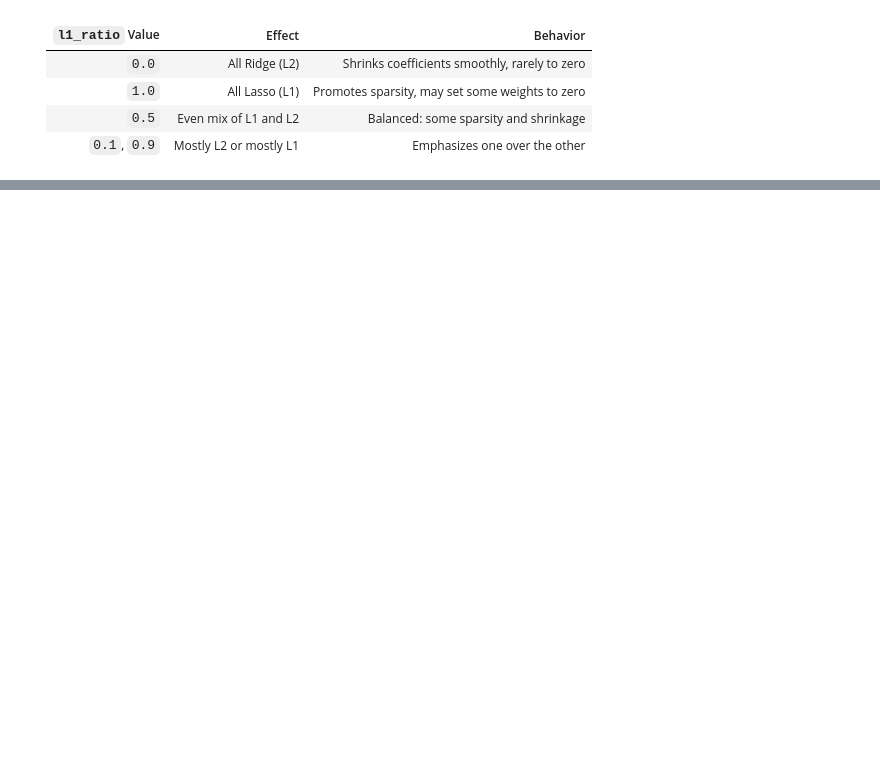
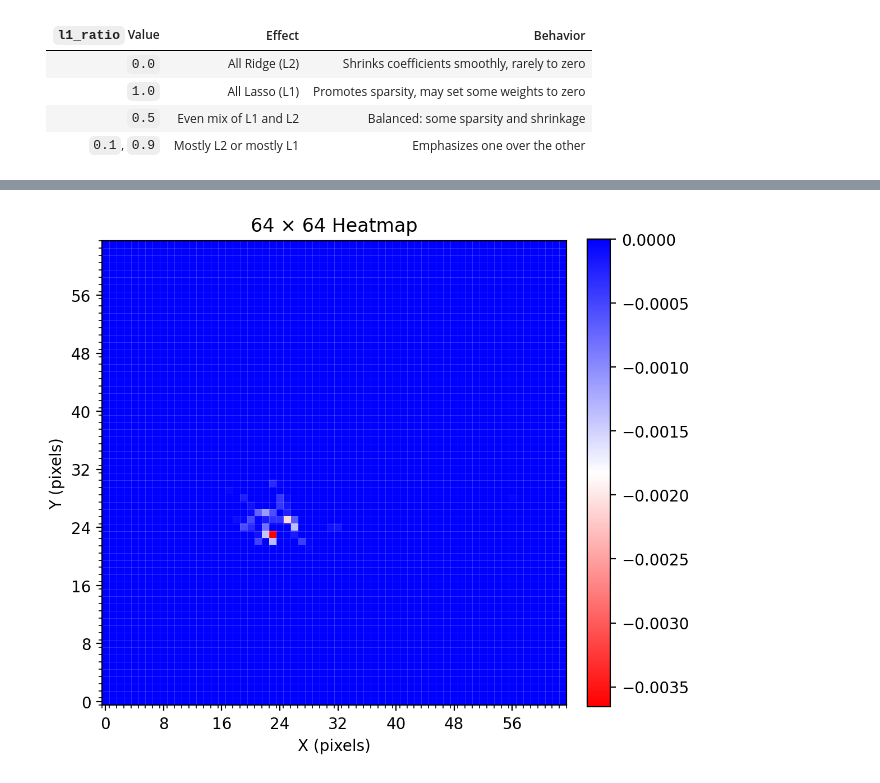
Before and after one commit to rvodila/SlavsForSight, a Jupyter notebook: code/lfp_img_merge/receptive fields/rf_GLM.ipynb, the cells around one changed output, grey strips where cells are left out. Cells and saved outputs as stored; diff of their text form; code cells hidden in the pictures; blank space fills up the shorter version.

```diff
--- a/code/lfp_img_merge/receptive fields/rf_GLM.ipynb
+++ b/code/lfp_img_merge/receptive fields/rf_GLM.ipynb
@@ -524,0 +754,48 @@ plot_rf_grid(
+# %%
+import numpy as np
+import matplotlib.pyplot as plt
+from matplotlib.gridspec import GridSpec
+
+# Example input: shape (1, 64, 64)
+
+heatmap = np.squeeze(rf_per_array[1,:,:])  # -> (64, 64)
+
+fig = plt.figure(figsize=(6, 6), dpi=200)
+gs = GridSpec(1, 1, figure=fig)
+
+ax = fig.add_subplot(gs[0, 0])
+
+im = ax.imshow(
+    heatmap,
+    origin='lower',
+    cmap='bwr_r',
+    interpolation='nearest',
+)
+
+# Force square pixels
+ax.set_aspect('equal')
+
+# Axis ticks: 0–63
+ticks = np.arange(0, 64, 8)  # change step if you want denser ticks
+ax.set_xticks(ticks)
+ax.set_yticks(ticks)
+
+ax.set_xlim(-0.5, 63.5)
+ax.set_ylim(-0.5, 63.5)
+
+ax.set_xlabel("X (pixels)")
+ax.set_ylabel("Y (pixels)")
+ax.set_title("64 × 64 Heatmap")
+
+# Optional grid overlay (pixel grid)
+ax.set_xticks(np.arange(-0.5, 64, 1), minor=True)
+ax.set_yticks(np.arange(-0.5, 64, 1), minor=True)
+ax.grid(which='minor', color='white', linewidth=0.2, alpha=0.3)
+
+# Colorbar
+plt.colorbar(im, ax=ax, fraction=0.046, pad=0.04)
+
+plt.tight_layout()
+plt.show()
+# %% [output]
+[figure, added]
```
Also changed, not shown: parts of 19 cells of this notebook, 10 other files.
